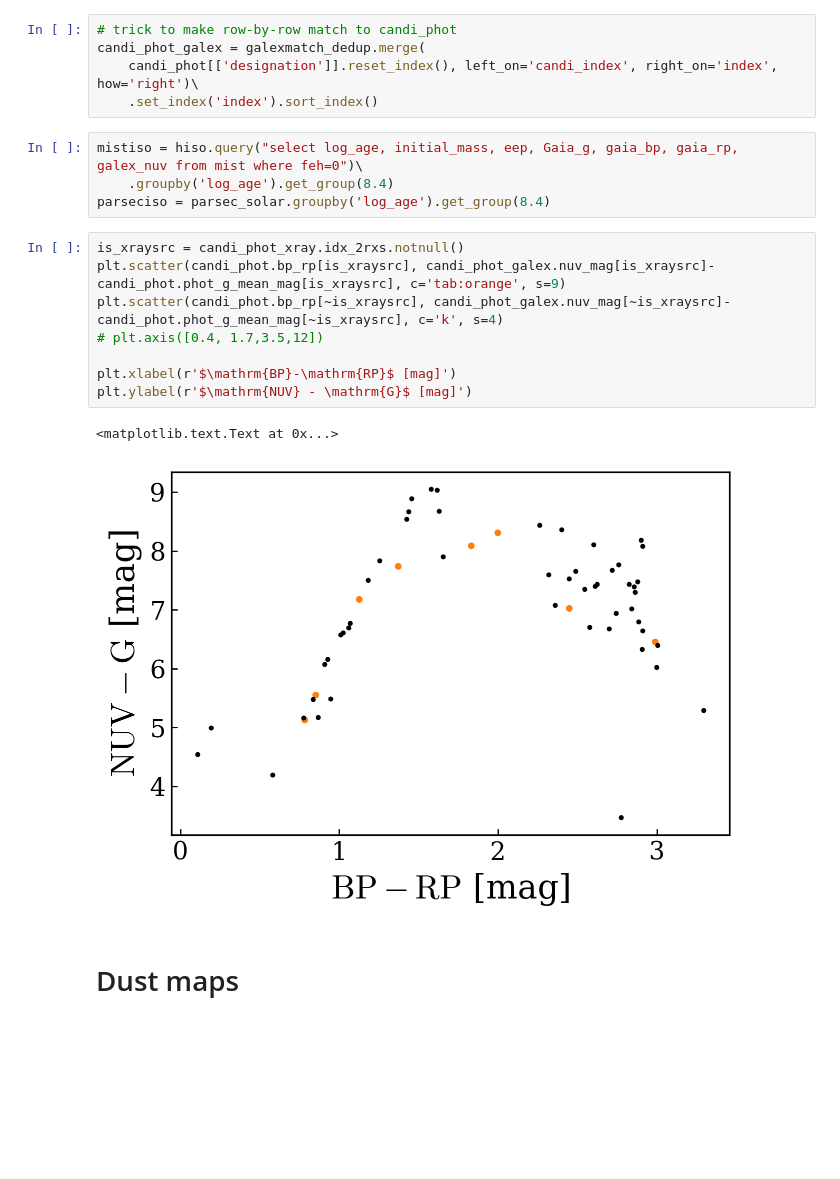
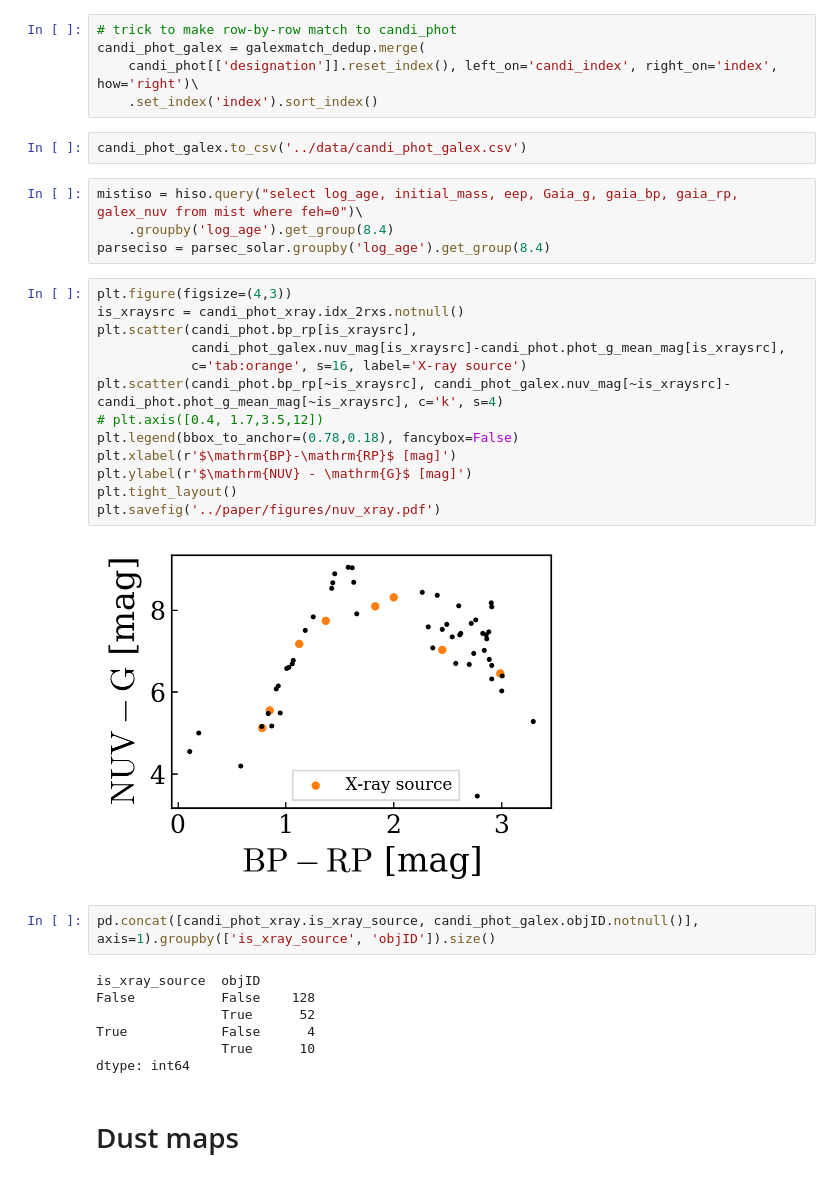
Before and after one commit to smoh/Group10, a Jupyter notebook: notebooks/G10-CMD and ages.ipynb, the cells around one changed output. Saved outputs shown, nothing was run; the diff lists cells and outputs as text; blank space fills up the shorter version.

```diff
--- a/notebooks/G10-CMD and ages.ipynb
+++ b/notebooks/G10-CMD and ages.ipynb
@@ -376,21 +375,36 @@ galexmatch_dedup = galexmatch.sort_values('nuv_magerr').drop_duplicates('candi_i
 candi_phot_galex = galexmatch_dedup.merge(
     candi_phot[['designation']].reset_index(), left_on='candi_index', right_on='index', how='right')\
     .set_index('index').sort_index()
+# %%
+candi_phot_galex.to_csv('../data/candi_phot_galex.csv')
 # %%
 mistiso = hiso.query("select log_age, initial_mass, eep, Gaia_g, gaia_bp, gaia_rp, galex_nuv from mist where feh=0")\
     .groupby('log_age').get_group(8.4)
 parseciso = parsec_solar.groupby('log_age').get_group(8.4)
 # %%
+plt.figure(figsize=(4,3))
 is_xraysrc = candi_phot_xray.idx_2rxs.notnull()
-plt.scatter(candi_phot.bp_rp[is_xraysrc], candi_phot_galex.nuv_mag[is_xraysrc]-candi_phot.phot_g_mean_mag[is_xraysrc], c='tab:orange', s=9)
+plt.scatter(candi_phot.bp_rp[is_xraysrc],
+            candi_phot_galex.nuv_mag[is_xraysrc]-candi_phot.phot_g_mean_mag[is_xraysrc],
+            c='tab:orange', s=16, label='X-ray source')
 plt.scatter(candi_phot.bp_rp[~is_xraysrc], candi_phot_galex.nuv_mag[~is_xraysrc]-candi_phot.phot_g_mean_mag[~is_xraysrc], c='k', s=4)
 # plt.axis([0.4, 1.7,3.5,12])
-
+plt.legend(bbox_to_anchor=(0.78,0.18), fancybox=False)
 plt.xlabel(r'$\mathrm{BP}-\mathrm{RP}$ [mag]')
 plt.ylabel(r'$\mathrm{NUV} - \mathrm{G}$ [mag]')
+plt.tight_layout()
+plt.savefig('../paper/figures/nuv_xray.pdf')
 # %% [output]
-<matplotlib.text.Text at 0x...>
-[figure, old version]
+[figure, new version]
+# %%
+pd.concat([candi_phot_xray.is_xray_source, candi_phot_galex.objID.notnull()], axis=1).groupby(['is_xray_source', 'objID']).size()
+# %% [output]
+is_xray_source  objID
+False           False    128
+                True      52
+True            False      4
+                True      10
+dtype: int64
 # %% [markdown]
 # Dust maps
 # %%
```
Also changed, not shown: parts of 3 cells of this notebook.
